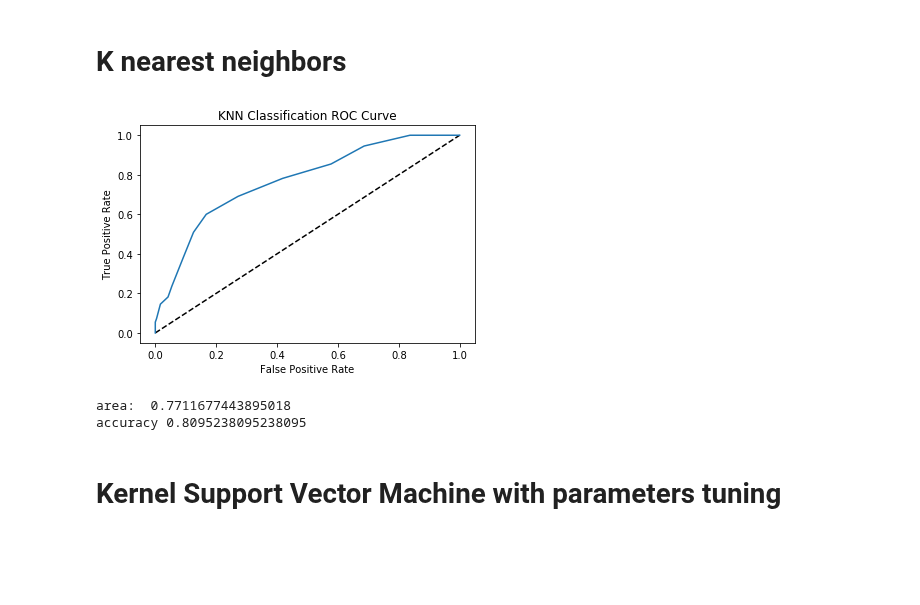
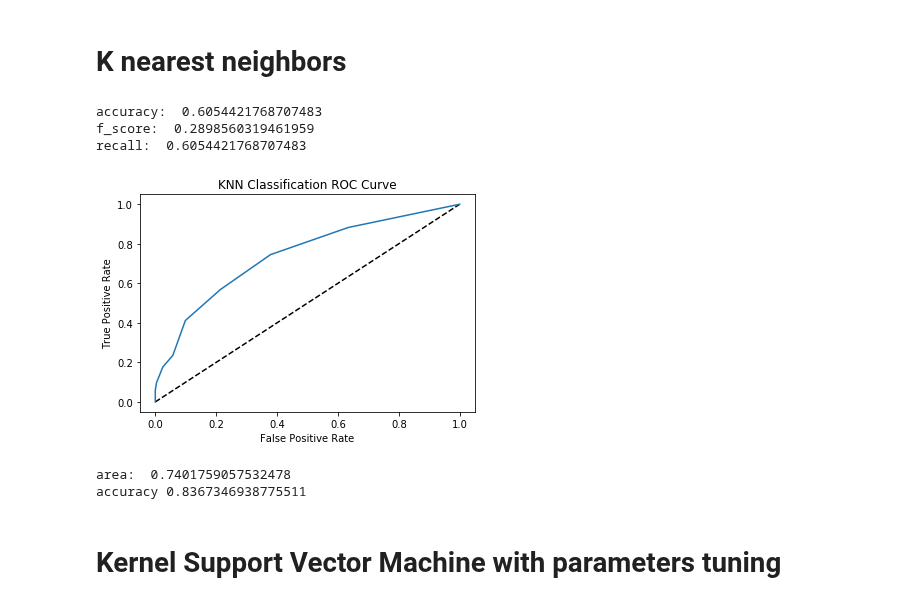
Before and after one commit to Xusong1998/Data-Analytics-Project, a Jupyter notebook: HR_Attrition_Data_Modeling.ipynb, the cells around one changed output. Saved outputs shown, nothing was run; the diff lists cells and outputs as text; code cells hidden in the pictures; blank space fills up the shorter version.

```diff
--- a/HR_Attrition_Data_Modeling.ipynb
+++ b/HR_Attrition_Data_Modeling.ipynb
@@ -212,8 +215,9 @@ def oversampling(X_train, y_train):
 # %%
 def cross_val(X,y,model_selected):
     kf = KFold(n_splits=5)
-    f_result = []
-    ac_result = []
+    f_score = []
+    ac = []
+    recall = []
     for fold, (train_index, test_index) in enumerate(kf.split(X), 1):
         X_train = X.iloc[train_index]
         y_train = y[train_index]  # Based on your code, you might need a ravel call here, but I would look into how you're generating your y
@@ -224,12 +228,10 @@ def cross_val(X,y,model_selected):
         model = model_selected
         model.fit(X_train_oversampled, y_train_oversampled )
         y_pred = model.predict(X_test)
-        print(f'For fold {fold}:')
-        print(f'Accuracy: {model.score(X_test, y_test)}')
-        ac_result.append(model.score(X_test, y_test))
-        print(f'f-score: {f1_score(y_test, y_pred)}')
-        f_result.append(f1_score(y_test, y_pred))
-    return sum(f_result)/len(f_result),sum(ac_result)/len(ac_result)
+        ac.append(model.score(X_test, y_test))
+        f_score.append(f1_score(y_test, y_pred))
+        recall.append(recall_score(y_test, y_pred, average='weighted'))
+    return sum(f_score)/len(f_score),sum(ac)/len(ac),sum(recall)/len(recall)
 # %% [markdown]
 ## Linear Model Construction and Model Evaluation
 # %%
@@ -868,35 +869,41 @@ print(grid.best_estimator_)
 # %%
 X_train, X_test, y_train, y_test = train_test_split(X, y, test_size=0.2)
 from sklearn.preprocessing import StandardScaler
 scaler = StandardScaler()
 scaler.fit(X_train)
-
-#oversampling
-X_train,y_train = oversampling(X_train,y_train)
 X_train = scaler.transform(X_train)
 X_test = scaler.transform(X_test)
 
 from sklearn.neighbors import KNeighborsClassifier
 knn = KNeighborsClassifier(n_neighbors=14)
+#cross validation + oversampling
+f_score, acc,recall = cross_val(X,y,knn)
+print('accuracy: ', acc)
+print('f_score: ', f_score)
+print('recall: ', recall)
+
 knn.fit(X_train, y_train)
 
 y_pred = knn.predict(X_test)
 y_prob = knn.predict_proba(X_test)[:,1]
 
 fpr, tpr, thresholds = roc_curve(y_test, y_prob)
 
 plt.plot([0,1],[0,1],'k--')
 plt.plot(fpr, tpr, label='KNN Classifier')
 plt.xlabel('False Positive Rate')
 plt.ylabel('True Positive Rate')
 plt.title('KNN Classification ROC Curve')
 plt.show()
 print('area: ', roc_auc_score(y_test, y_prob))
 print('accuracy', knn.score(X_test,y_test))
 # %% [output]
+accuracy:  0.6054421768707483
+f_score:  0.2898560319461959
+recall:  0.6054421768707483
-[figure, old version]
+[figure, new version]
-area:  0.7711677443895018
-accuracy 0.8095238095238095
+area:  0.7401759057532478
+accuracy 0.8367346938775511
 # %% [markdown]
 # Kernel Support Vector Machine with parameters tuning
 # %%
```
Also changed, not shown: parts of 3 cells of this notebook.
